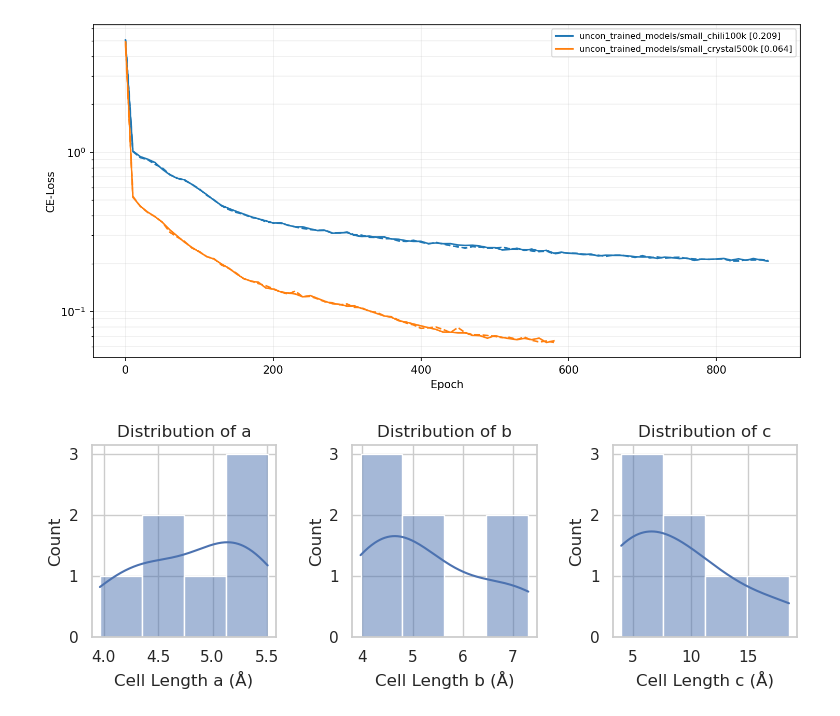
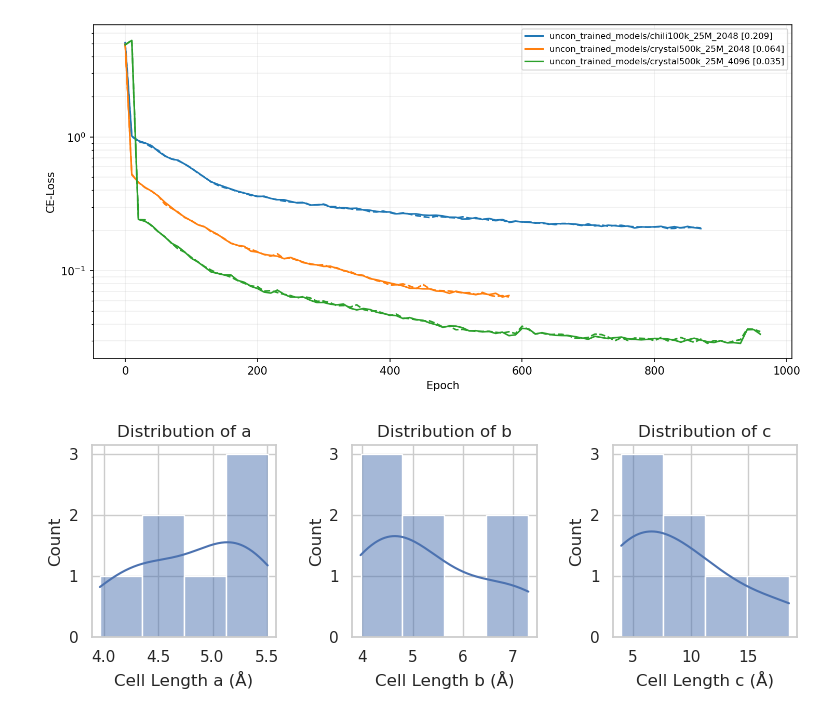
Before and after one commit to zhaohan-alan/decifier, a Jupyter notebook: decifer/notebooks/idea_for_evaluation.ipynb, the cells around one changed output. Drawn from its saved outputs; the diff is of its cells as text; code cells hidden in the pictures.

```diff
--- a/decifer/notebooks/idea_for_evaluation.ipynb
+++ b/decifer/notebooks/idea_for_evaluation.ipynb
@@ -1,17 +1,18 @@
 # %%
 from decifer import (
     plot_loss_curves,
 )
 
 plot_loss_curves(
     [
-        "../uncon_trained_models/small_chili100k/ckpt.pt",
-        "../uncon_trained_models/small_crystal500k/ckpt.pt",
+        "../uncon_trained_models/chili100k_25M_2048/ckpt.pt",
+        "../uncon_trained_models/crystal500k_25M_2048/ckpt.pt",
+        "../uncon_trained_models/crystal500k_25M_4096/ckpt.pt",
     ],
     ylog = True
 )
 # %% [output]
-[figure, old version]
+[figure, new version]
 # %%
 import pandas as pd
 import matplotlib.pyplot as plt
```
